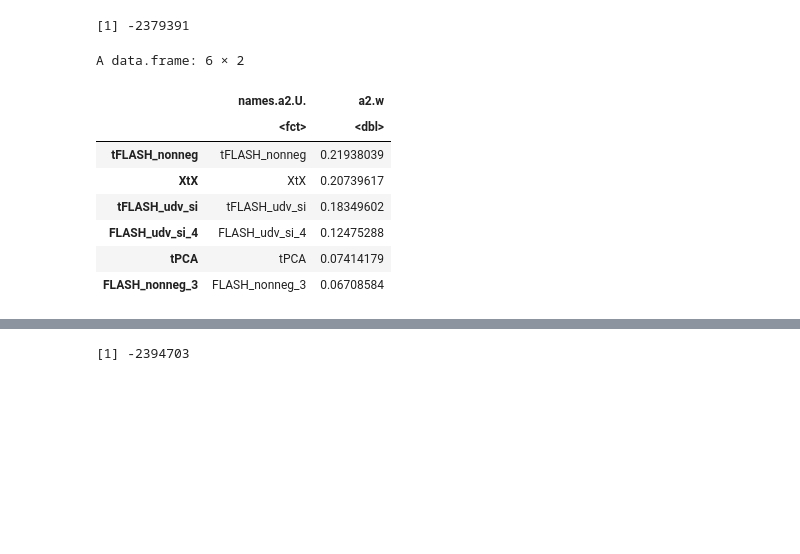
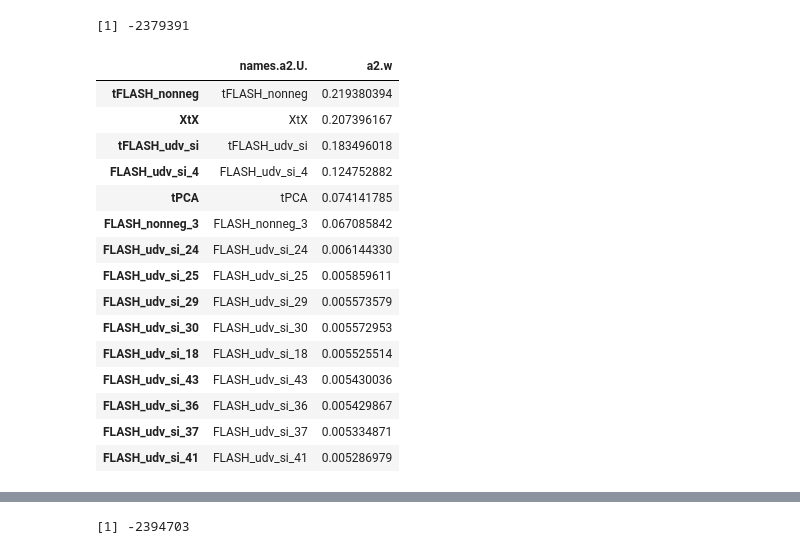
Before and after one commit to gaow/mvarbvs, a Jupyter notebook: analysis/multivariate/20210228_Mixture_Prior_Results.ipynb, the cells around one changed output, grey strips where cells are left out. Cells and saved outputs as stored; diff of their text form; code cells hidden in the pictures; blank space fills up the shorter version.

```diff
--- a/analysis/multivariate/20210228_Mixture_Prior_Results.ipynb
+++ b/analysis/multivariate/20210228_Mixture_Prior_Results.ipynb
@@ -146,17 +130,24 @@ a2$loglik[length(a2$loglik)]
 [1] -2379391
 # %%
 tmp = data.frame(names(a2$U), a2$w)
-head(tmp [order(tmp[,2], decreasing = T),])
+head(tmp [order(tmp[,2], decreasing = T),], 15)
 # %% [output]
-A data.frame: 6 × 2
 |  | names.a2.U. | a2.w |
-|  | <fct> | <dbl> |
-| tFLASH_nonneg | tFLASH_nonneg | 0.21938039 |
-| XtX | XtX | 0.20739617 |
-| tFLASH_udv_si | tFLASH_udv_si | 0.18349602 |
-| FLASH_udv_si_4 | FLASH_udv_si_4 | 0.12475288 |
-| tPCA | tPCA | 0.07414179 |
-| FLASH_nonneg_3 | FLASH_nonneg_3 | 0.06708584 |
+| tFLASH_nonneg | tFLASH_nonneg | 0.219380394 |
+| XtX | XtX | 0.207396167 |
+| tFLASH_udv_si | tFLASH_udv_si | 0.183496018 |
+| FLASH_udv_si_4 | FLASH_udv_si_4 | 0.124752882 |
+| tPCA | tPCA | 0.074141785 |
+| FLASH_nonneg_3 | FLASH_nonneg_3 | 0.067085842 |
+| FLASH_udv_si_24 | FLASH_udv_si_24 | 0.006144330 |
+| FLASH_udv_si_25 | FLASH_udv_si_25 | 0.005859611 |
+| FLASH_udv_si_29 | FLASH_udv_si_29 | 0.005573579 |
+| FLASH_udv_si_30 | FLASH_udv_si_30 | 0.005572953 |
+| FLASH_udv_si_18 | FLASH_udv_si_18 | 0.005525514 |
+| FLASH_udv_si_43 | FLASH_udv_si_43 | 0.005430036 |
+| FLASH_udv_si_36 | FLASH_udv_si_36 | 0.005429867 |
+| FLASH_udv_si_37 | FLASH_udv_si_37 | 0.005334871 |
+| FLASH_udv_si_41 | FLASH_udv_si_41 | 0.005286979 |
 # %%
 comp = names(a2$U)[which(a2$w>tol)]
 print(comp)
```
Also changed, not shown: parts of 9 cells of this notebook, 2 other files.
